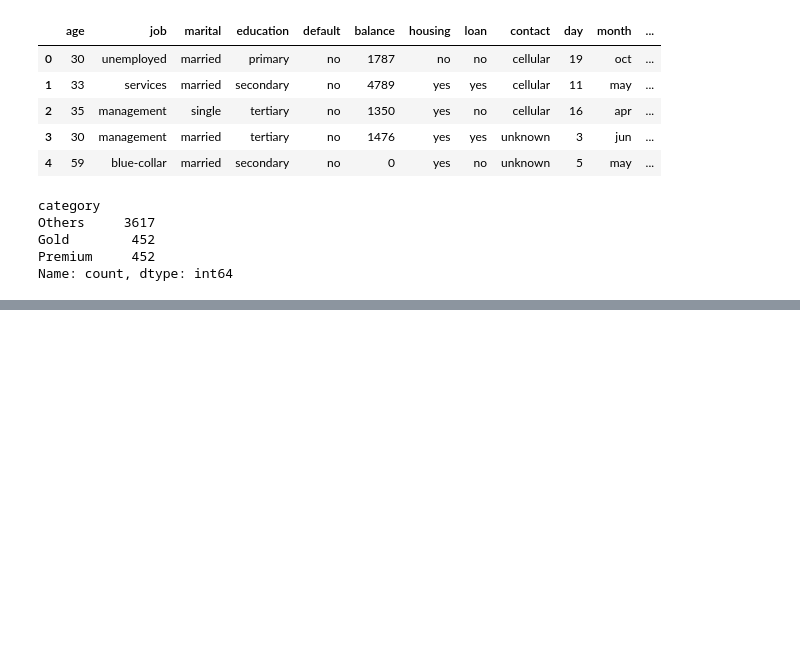
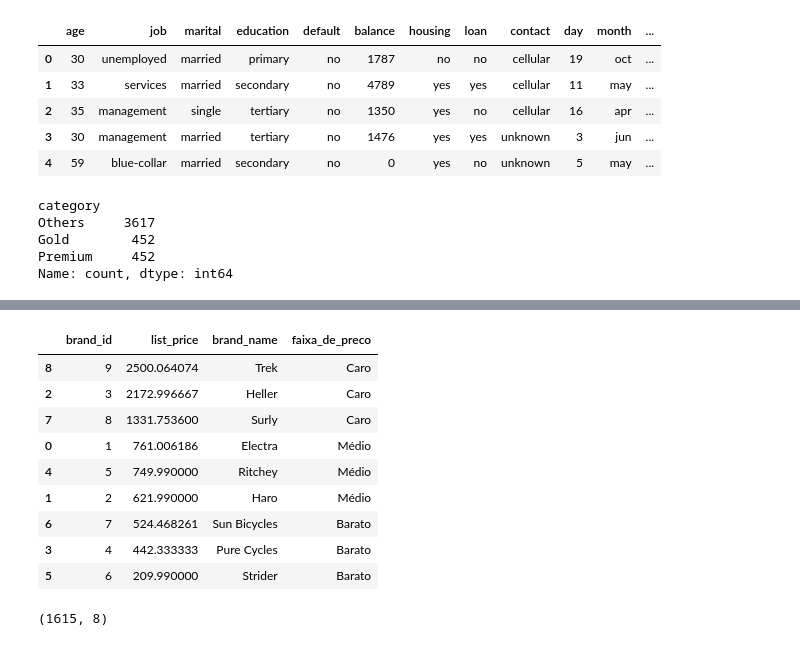
Before and after one commit to Santiago956/exercicios_pandas_univ_dos_dados, a Jupyter notebook: Exercícios_pandas2.ipynb, the cells around one changed output, grey strips where cells are left out. Saved outputs shown, nothing was run; the diff lists cells and outputs as text; code cells hidden in the pictures; blank space fills up the shorter version.

```diff
--- a/Exercícios_pandas2.ipynb
+++ b/Exercícios_pandas2.ipynb
@@ -112,0 +171,6 @@ Name: count, dtype: int64
+# %%
+#Dataset bikes
+
+#Importando produtos
+bike_products = pd.read_csv('data/bike_shop/products.csv')
+bike_products.head()
@@ -112,0 +184,4 @@ Name: count, dtype: int64
+# %%
+#Importando marcas
+bike_brands = pd.read_csv('data/bike_shop/brands.csv')
+bike_brands.head()
@@ -112,0 +195,11 @@ Name: count, dtype: int64
+# %%
+#Média por brand_id
+avg = bike_products.groupby('brand_id')['list_price'].mean().reset_index()
+
+#Unindo datasets
+media_marcas = avg.merge(bike_brands, on ='brand_id', how='left')
+
+#Ordenando valores
+media_marcas_ord = media_marcas.sort_values(by= 'list_price', ascending=False)
+
+media_marcas_ord
@@ -112,0 +217,16 @@ Name: count, dtype: int64
+# %%
+#Criando faixas de preço
+media_marcas_ord['faixa_de_preco'] = pd.qcut(media_marcas_ord['list_price'], q=[0, 1/3, 2/3, 1] , labels =['Barato', 'Médio', 'Caro'])
+
+media_marcas_ord
+# %% [output]
+|  | brand_id | list_price | brand_name | faixa_de_preco |
+| 8 | 9 | 2500.064074 | Trek | Caro |
+| 2 | 3 | 2172.996667 | Heller | Caro |
+| 7 | 8 | 1331.753600 | Surly | Caro |
+| 0 | 1 | 761.006186 | Electra | Médio |
+| 4 | 5 | 749.990000 | Ritchey | Médio |
+| 1 | 2 | 621.990000 | Haro | Médio |
+| 6 | 7 | 524.468261 | Sun Bicycles | Barato |
+| 3 | 4 | 442.333333 | Pure Cycles | Barato |
+| 5 | 6 | 209.990000 | Strider | Barato |
@@ -112,0 +239,4 @@ Name: count, dtype: int64
+# %%
+orders.shape
+# %% [output]
+(1615, 8)
```
Also changed, not shown: parts of 21 cells of this notebook.
